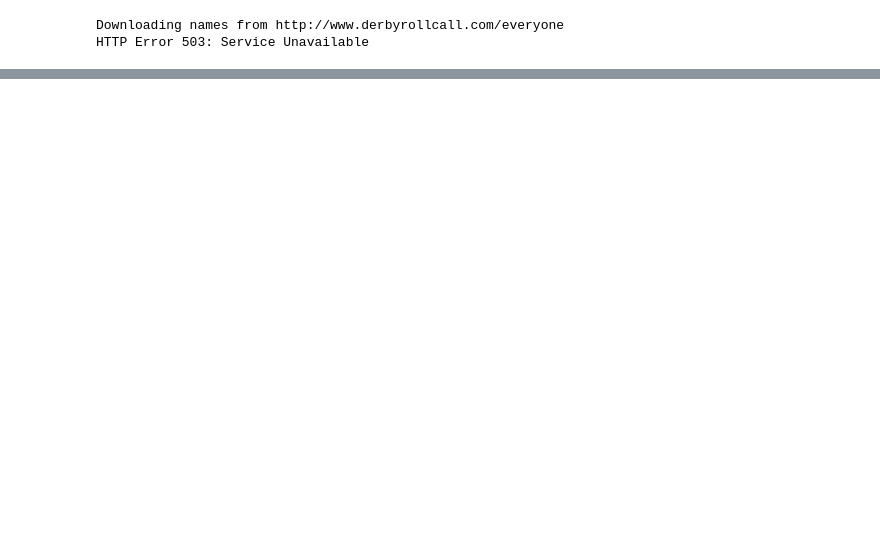
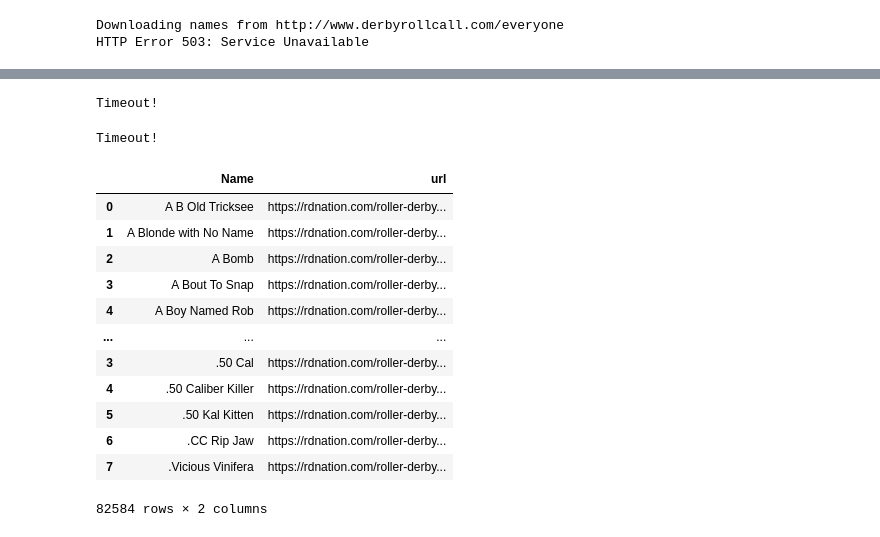
Before and after one commit to bdunnette/derby-name-scraper, a Jupyter notebook: derby_name_scraper.ipynb, the cells around one changed output, grey strips where cells are left out. Saved outputs shown, nothing was run; the diff lists cells and outputs as text; code cells hidden in the pictures; blank space fills up the shorter version.

```diff
--- a/derby_name_scraper.ipynb
+++ b/derby_name_scraper.ipynb
@@ -65,0 +132,6 @@ Downloading names from https://www.twoevils.org/rollergirls/
+# %%
+rdn_sitemap_url = "https://rdnation.com/sitemap.xml"
+rdn_sitemaps = adv.sitemap_to_df(rdn_sitemap_url)
+rdn_sitemaps["is_league"] = (
+    rdn_sitemaps["loc"].str.contains("roller-derby-league/").fillna(False)
+)
@@ -160 +217,36 @@ Downloading names from https://resources.wftda.org/officiating/roller-derby-cert
+# %%
+pbar = tqdm(initial_letters)
+for letter in pbar:
+    try:
+        pbar.set_description(f"{len(rdr_df)} names found - Processing {letter}")
+        temp_names = get_page_names(initial_letter=letter)
+        temp_df = pd.DataFrame(data={"Name": temp_names, "url": url})
+        rdr_df = pd.concat([rdr_df, temp_df])
+    except Exception as e:
+        print(e)
+        pass
+# %% [output]
+Timeout!
+Timeout!
+# %%
+if len(rdr_df) == 0:
+    rdr_df = rdn_df.sort_values(by="Name").drop_duplicates(subset=['Name'])
+    rdr_df = pd.read_csv("rollerderbyroster.csv")
+else:
+    rdr_df.to_csv("rollerderbyroster.csv", index=False)
+rdr_df
+# %% [output]
+|  | Name | url |
+| 0 | A B Old Tricksee | https://rdnation.com/roller-derby... |
+| 1 | A Blonde with No Name | https://rdnation.com/roller-derby... |
+| 2 | A Bomb | https://rdnation.com/roller-derby... |
+| 3 | A Bout To Snap | https://rdnation.com/roller-derby... |
+| 4 | A Boy Named Rob | https://rdnation.com/roller-derby... |
+| ... | ... | ... |
+| 3 | .50 Cal | https://rdnation.com/roller-derby... |
+| 4 | .50 Caliber Killer | https://rdnation.com/roller-derby... |
+| 5 | .50 Kal Kitten | https://rdnation.com/roller-derby... |
+| 6 | .CC Rip Jaw | https://rdnation.com/roller-derby... |
+| 7 | .Vicious Vinifera | https://rdnation.com/roller-derby... |
+82584 rows × 2 columns
 # %%
```
Also changed, not shown: parts of 23 cells of this notebook, 6 other files.
